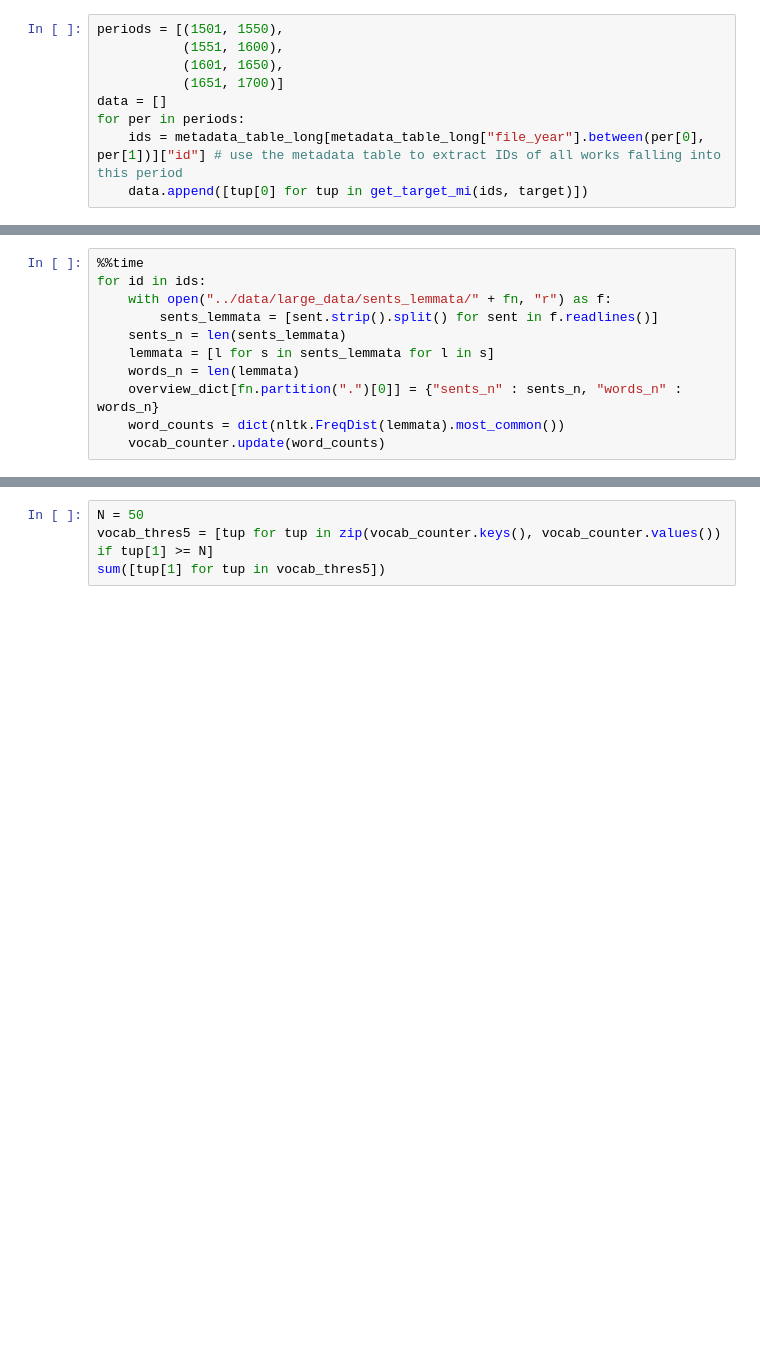
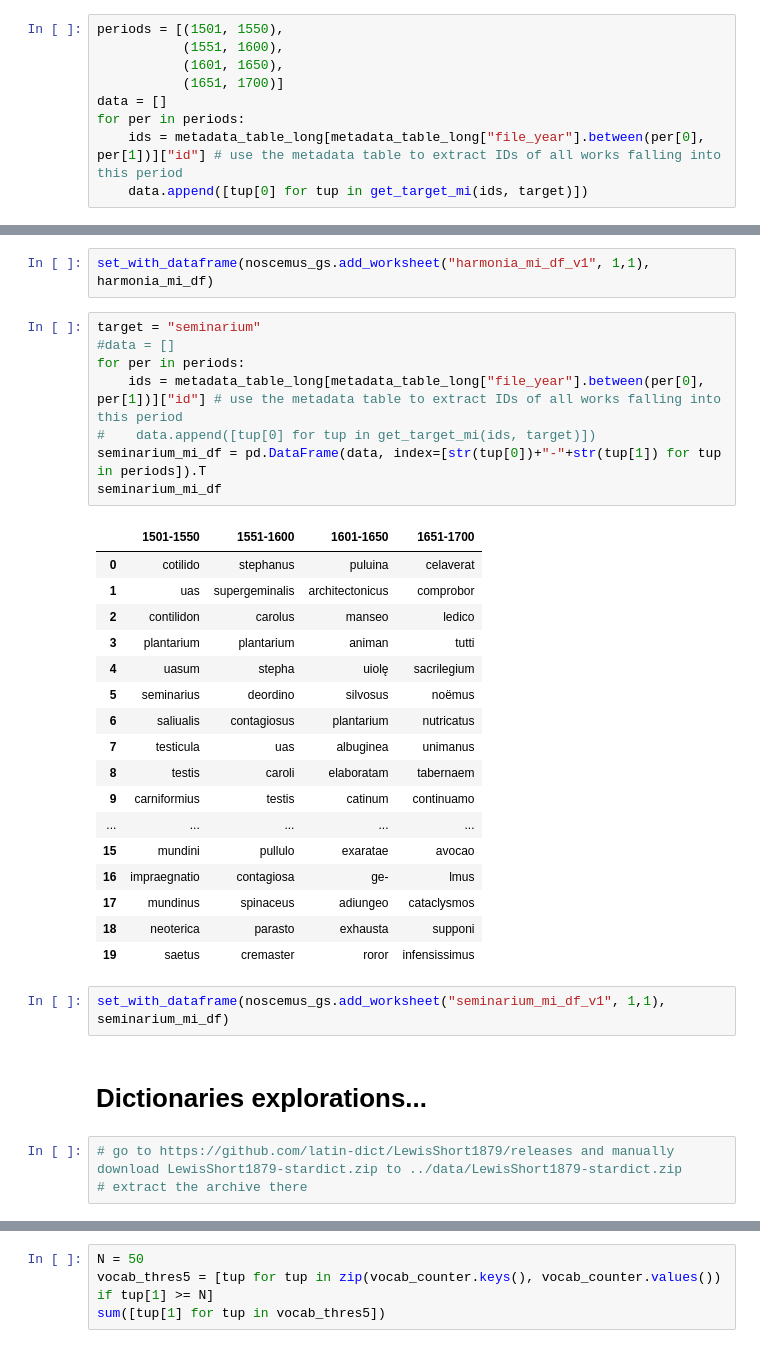
Before and after one commit to CCS-ZCU/noscemus_ETF, a Jupyter notebook: scripts/6_metadata&vocabularies-explorations.ipynb, the cells around one changed output, grey strips where cells are left out. Drawn from its saved outputs; the diff is of its cells as text; blank space fills up the shorter version.

```diff
--- a/scripts/6_metadata&vocabularies-explorations.ipynb
+++ b/scripts/6_metadata&vocabularies-explorations.ipynb
@@ -538,14 +542,38 @@ pd.DataFrame(data, index=[str(tup[0])+"-"+str(tup[1]) for tup in periods]).T
 | 17 | gersonis | cantus | harmonicè | suavissimus |
 | 18 | dissentimus | consonantius | gynaecius | consonantius |
 | 19 | palabundus | phtonga | imperscrutabilis | conceptibilis |
-# %%
-%%time
-for id in ids:
-    with open("../data/large_data/sents_lemmata/" + fn, "r") as f:
-        sents_lemmata = [sent.strip().split() for sent in f.readlines()]
-    sents_n = len(sents_lemmata)
-    lemmata = [l for s in sents_lemmata for l in s]
-    words_n = len(lemmata)
-    overview_dict[fn.partition(".")[0]] = {"sents_n" : sents_n, "words_n" : words_n}
-    word_counts = dict(nltk.FreqDist(lemmata).most_common())
-    vocab_counter.update(word_counts)
+# %%
+set_with_dataframe(noscemus_gs.add_worksheet("harmonia_mi_df_v1", 1,1), harmonia_mi_df)
+# %%
+target = "seminarium"
+#data = []
+for per in periods:
+    ids = metadata_table_long[metadata_table_long["file_year"].between(per[0], per[1])]["id"] # use the metadata table to extract IDs of all works falling into this period
+#    data.append([tup[0] for tup in get_target_mi(ids, target)])
+seminarium_mi_df = pd.DataFrame(data, index=[str(tup[0])+"-"+str(tup[1]) for tup in periods]).T
+seminarium_mi_df
+# %% [output]
+|  | 1501-1550 | 1551-1600 | 1601-1650 | 1651-1700 |
+| 0 | cotilido | stephanus | puluina | celaverat |
+| 1 | uas | supergeminalis | architectonicus | comprobor |
+| 2 | contilidon | carolus | manseo | ledico |
+| 3 | plantarium | plantarium | animan | tutti |
+| 4 | uasum | stepha | uiolę | sacrilegium |
+| 5 | seminarius | deordino | silvosus | noëmus |
+| 6 | saliualis | contagiosus | plantarium | nutricatus |
+| 7 | testicula | uas | albuginea | unimanus |
+| 8 | testis | caroli | elaboratam | tabernaem |
+| 9 | carniformius | testis | catinum | continuamo |
+| ... | ... | ... | ... | ... |
+| 15 | mundini | pullulo | exaratae | avocao |
+| 16 | impraegnatio | contagiosa | ge- | lmus |
+| 17 | mundinus | spinaceus | adiungeo | cataclysmos |
+| 18 | neoterica | parasto | exhausta | supponi |
+| 19 | saetus | cremaster | roror | infensissimus |
+# %%
+set_with_dataframe(noscemus_gs.add_worksheet("seminarium_mi_df_v1", 1,1), seminarium_mi_df)
+# %% [markdown]
+# Dictionaries explorations...
+# %%
+# go to https://github.com/latin-dict/LewisShort1879/releases and manually download LewisShort1879-stardict.zip to ../data/LewisShort1879-stardict.zip
+# extract the archive there
```
Also changed, not shown: parts of 10 cells of this notebook, 9 other files.
